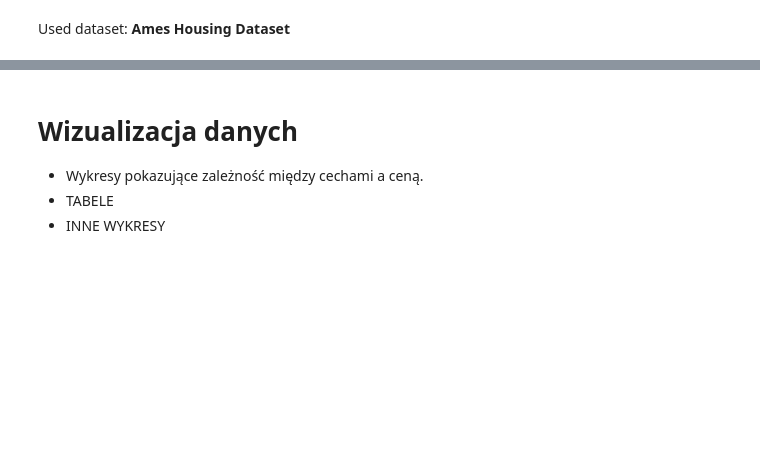
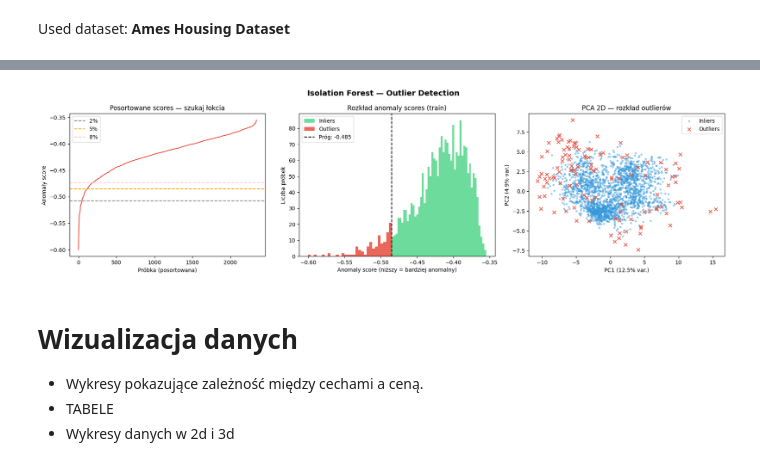
Before and after one commit to fistaszek2009/PropertyValuePredictor, a Jupyter notebook: task.ipynb, the cells around one changed output, grey strips where cells are left out. Saved outputs shown, nothing was run; the diff lists cells and outputs as text; code cells hidden in the pictures; blank space fills up the shorter version.

Commit message:
feat: outliers detection

```diff
--- a/task.ipynb
+++ b/task.ipynb
@@ -119 +145,58 @@ X_test[target_cols]  = te.transform(X_test[target_cols])
+# %%
+fig, axes = plt.subplots(1, 3, figsize=(18, 5))
+fig.suptitle("Isolation Forest — Outlier Detection", fontsize=14, fontweight='bold')
+
+# Elbow method for contamination
+scores = iso.score_samples(X_train)
+ax = axes[0]
+ax.plot(np.sort(scores), color='#e74c3c', linewidth=1.5)
+ax.set_title('Posortowane scores — szukaj łokcia')
+ax.set_xlabel('Próbka (posortowana)')
+ax.set_ylabel('Anomaly score')
+ax.axhline(np.percentile(scores, 2), color='gray',
+                linestyle='--', label='2%')
+ax.axhline(np.percentile(scores, 5), color='orange',
+                linestyle='--', label='5%')
+ax.axhline(np.percentile(scores, 8), color='pink',
+                linestyle='--', label='8%')
+ax.legend()
+
+# Histogram anomaly scores
+ax = axes[1]
+ax.hist(train_iso_scores[~train_iso_mask], bins=50,
+        color='#2ecc71', alpha=0.7, label='Inliers')
+ax.hist(train_iso_scores[train_iso_mask], bins=30,
+        color='#e74c3c', alpha=0.85, label='Outliers')
+ax.axvline(iso.offset_, color='black', linestyle='--',
+           linewidth=1.5, label=f'Próg: {iso.offset_:.3f}')
+ax.set_title('Rozkład anomaly scores (train)')
+ax.set_xlabel('Anomaly score (niższy = bardziej anomalny)')
+ax.set_ylabel('Liczba próbek')
+ax.legend()
+
+# PCA 2D scatter
+pca = PCA(n_components=2, random_state=42)
+X_2d = pca.fit_transform(StandardScaler().fit_transform(X_train))
+
+ax = axes[2]
+ax.scatter(X_2d[~train_iso_mask, 0], X_2d[~train_iso_mask, 1],
+           s=8, alpha=0.4, color='#3498db', label='Inliers')
+ax.scatter(X_2d[train_iso_mask, 0], X_2d[train_iso_mask, 1],
+           s=40, alpha=0.9, color='#e74c3c', marker='x',
+           linewidths=1.5, label='Outliers')
+ax.set_title('PCA 2D — rozkład outlierów')
+ax.set_xlabel(f'PC1 ({pca.explained_variance_ratio_[0]*100:.1f}% var.)')
+ax.set_ylabel(f'PC2 ({pca.explained_variance_ratio_[1]*100:.1f}% var.)')
+ax.legend()
+
+plt.tight_layout()
+# plt.savefig('isolation_forest_outliers.png', dpi=150, bbox_inches='tight')
+plt.show()
+
+X_train_clean = X_train[~train_iso_mask]
+y_train_clean = y_train[~train_iso_mask]
+X_test_clean = X_test[~test_iso_mask]
+y_test_clean = y_test[~test_iso_mask]
+# %% [output]
+[figure, added]
 # %%
@@ -127,4 +208,4 @@ X_test = scaler.fit(X_test)
 
 * Wykresy pokazujące zależność między cechami a ceną.
 * TABELE
-* INNE WYKRESY
+* Wykresy danych w 2d i 3d
```
Also changed, not shown: parts of 8 cells of this notebook, 4 other files.
